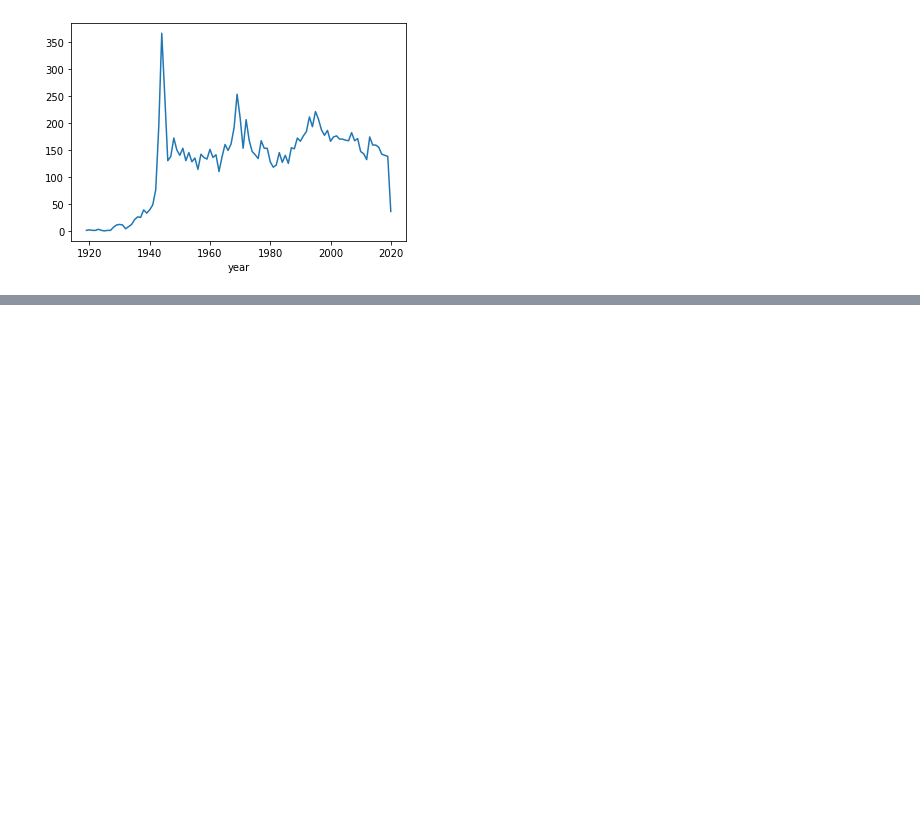
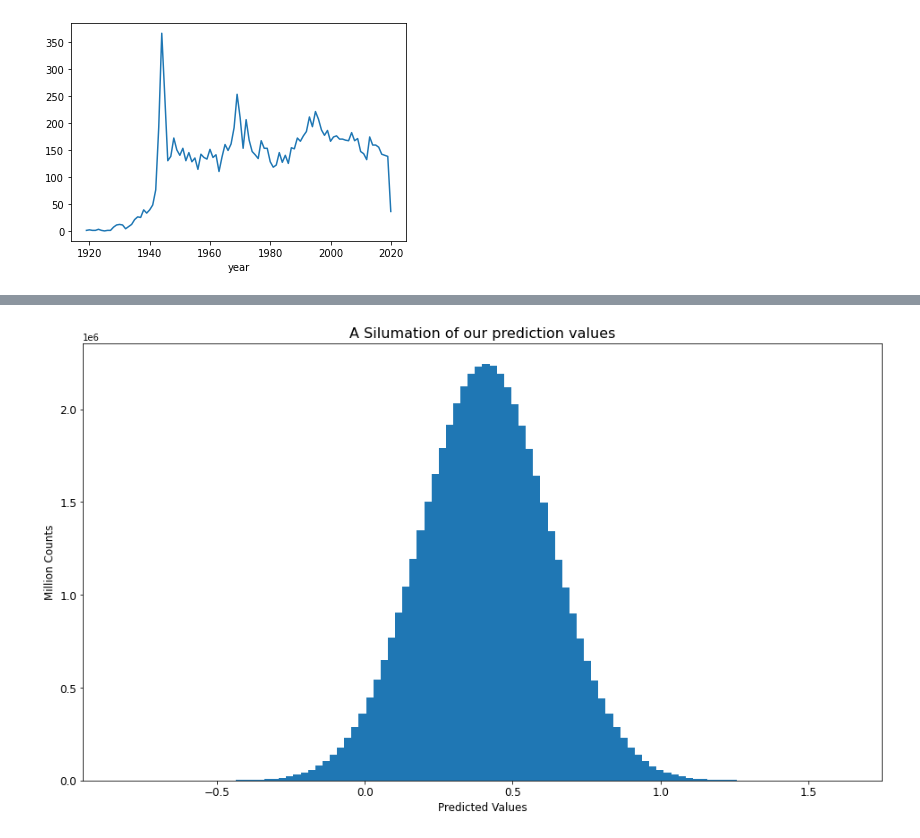
Before and after one commit to ptuuu/170finalproj, a Jupyter notebook: demo/playground.ipynb, the cells around one changed output, grey strips where cells are left out. Saved outputs shown, nothing was run; the diff lists cells and outputs as text; code cells hidden in the pictures; blank space fills up the shorter version.

```diff
--- a/demo/plot.ipynb
+++ b/demo/playground.ipynb
@@ -310,0 +422,7 @@ plt.yticks(fontsize = 10)
+# %%
+# TF_IDF
+# 'Pre_Train, join null intro words
+df['key_words_new'] = df.key_words.apply(lambda x: ' '.join(x))
+# tfidf
+tf_train = TfidfVectorizer()
+tf_result = tf_train.fit_transform(df.key_words_new.tolist())
@@ -310,0 +449,13 @@ plt.yticks(fontsize = 10)
+# %%
+# 'Merge TF_IDF'
+a = df[x_columns[:-1]]
+all_feature = np.hstack((a,  tf_result.toarray()))
+# %%
+# Model Building
+# Set split
+x_train, x_test, y_train, y_test = train_test_split(all_feature, df[y_columns],  test_size=0.3, random_state=0)
+# %%
+import xgboost as xgb
+#We load our model from .dat file
+bat = pickle.load(open("pima.pickle.dat", "rb"))
+bat.fit(x_train,y_train)
@@ -310,0 +486,17 @@ plt.yticks(fontsize = 10)
+# %%
+def demo1():
+    mu ,sigma = np.mean(bat.predict(x_test)), mean_squared_error(bat.predict(x_test),y_test)
+    sampleNo = 50000000
+    np.random.seed(0)
+    s = np.random.normal(mu, sigma, sampleNo)
+    plt.figure(figsize = (16,9))
+    plt.hist(s, bins=100)
+    plt.title("A Silumation of our prediction values",fontsize = 16)
+    plt.xlabel('Predicted Values',fontsize = 12)
+    plt.ylabel('Million Counts',fontsize =12)
+    plt.xticks(fontsize = 12)
+    plt.yticks(fontsize = 12)
+    plt.savefig('Demo.jpg')
+demo1()
+# %% [output]
+[figure, added]
```
Also changed, not shown: parts of 23 cells of this notebook, 5 other files.
